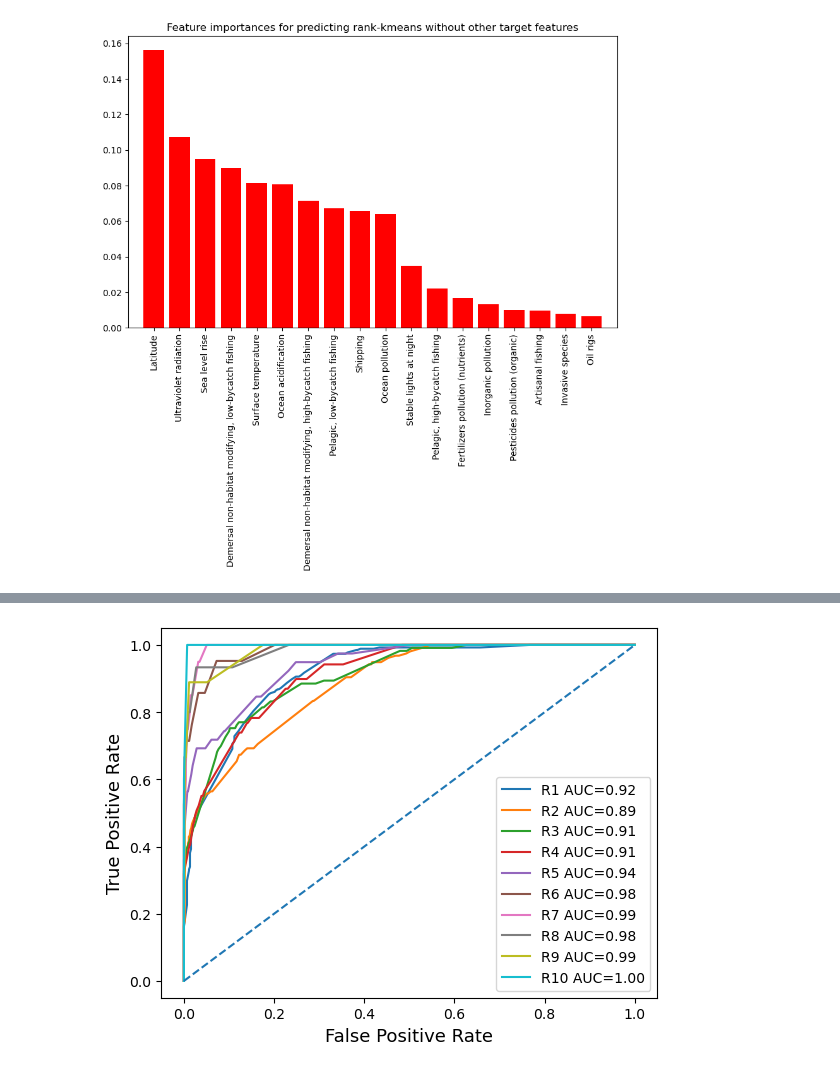
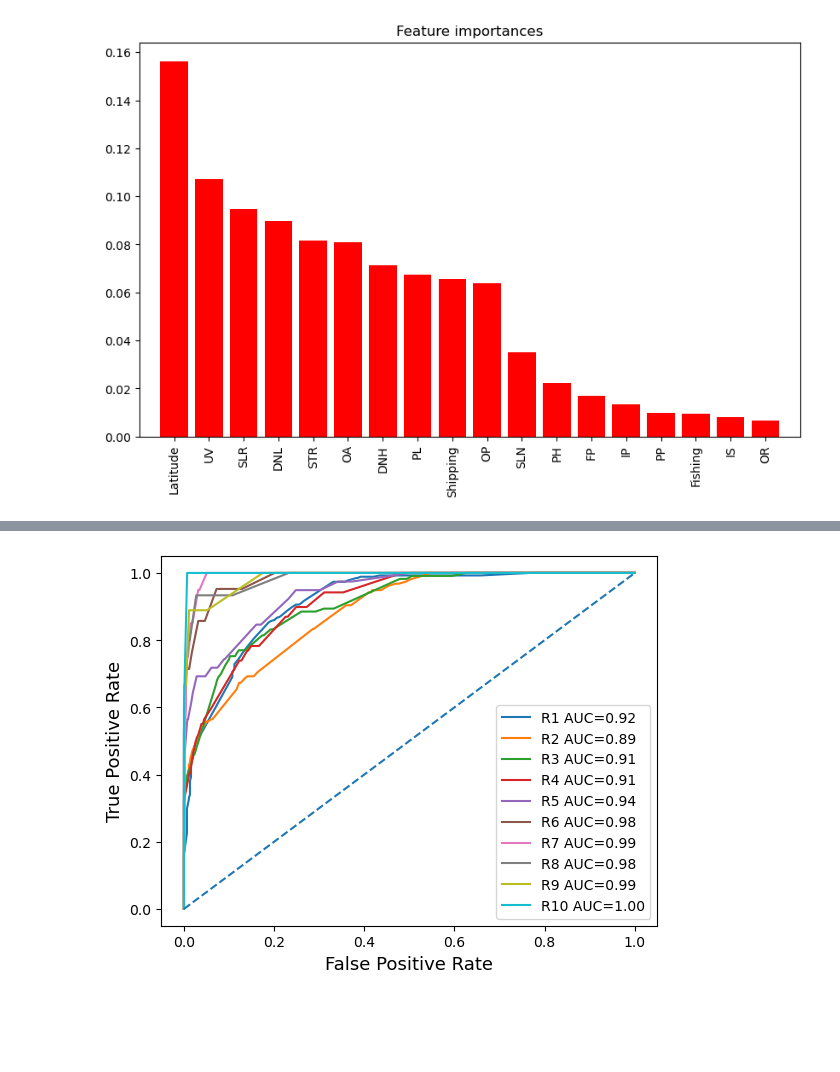
Before and after one commit to rafalkarczewski/MLinBioCourse, a Jupyter notebook: Random forest training.ipynb, the cells around one changed output, grey strips where cells are left out. Cells and saved outputs as stored; diff of their text form; code cells hidden in the pictures; blank space fills up the shorter version.

```diff
--- a/Random forest training.ipynb
+++ b/Random forest training.ipynb
@@ -142,5 +151,26 @@ def plot_accuracies(data, target_names, train_on_test_data, n_folds):
     ax.legend()
+# %%
+var_name_mapping = {
+    'Latitude': 'Latitude',
+    'Ultraviolet radiation': 'UV',
+    'Sea level rise': 'SLR',
+    'Demersal non-habitat modifying, low-bycatch fishing': 'DNL',
+    'Ocean pollution': 'OP',
+    'Surface temperature': 'STR',
+    'Pelagic, low-bycatch fishing': 'PL',
+    'Demersal non-habitat modifying, high-bycatch fishing': 'DNH',
+    'Ocean acidification': 'OA',
+    'Shipping': 'Shipping',
+    'Stable lights at night': 'SLN',
+    'Pelagic, high-bycatch fishing': 'PH',
+    'Inorganic pollution': 'IP',
+    'Fertilizers pollution (nutrients)': 'FP',
+    'Pesticides pollution (organic)': 'PP',
+    'Oil rigs': 'OR',
+    'Artisanal fishing': 'Fishing',
+    'Invasive species': 'IS'
+}
 # %%
-plot_feature_importance(data, 'rank-kmeans', use_target_features=False)
+plot_feature_importance(data, 'rank-kmeans', use_target_features=False, var_name_mapping=var_name_mapping)
 # %% [output]
-[figure, old version]
+[figure, new version]
```
Also changed, not shown: parts of 59 cells of this notebook.
